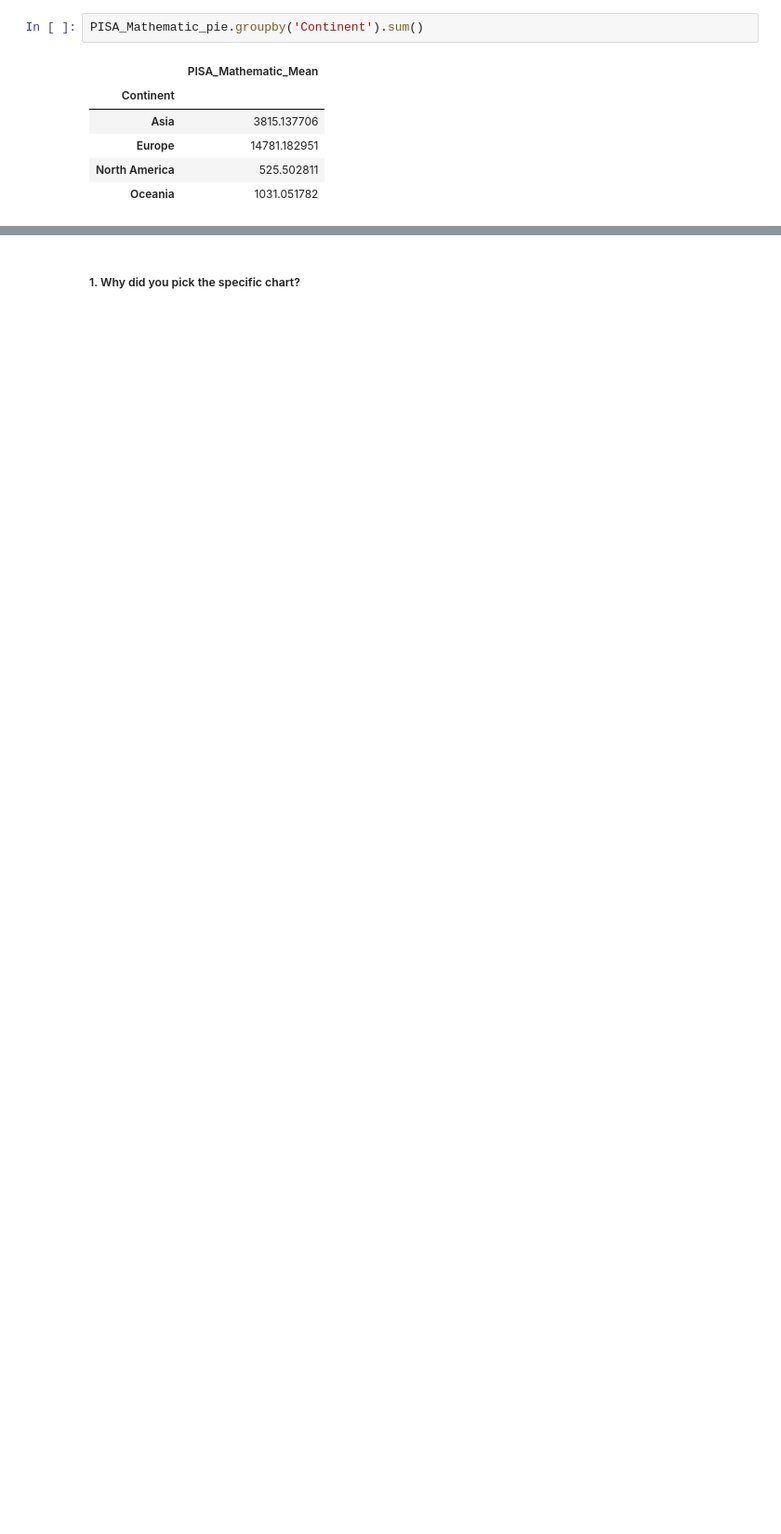
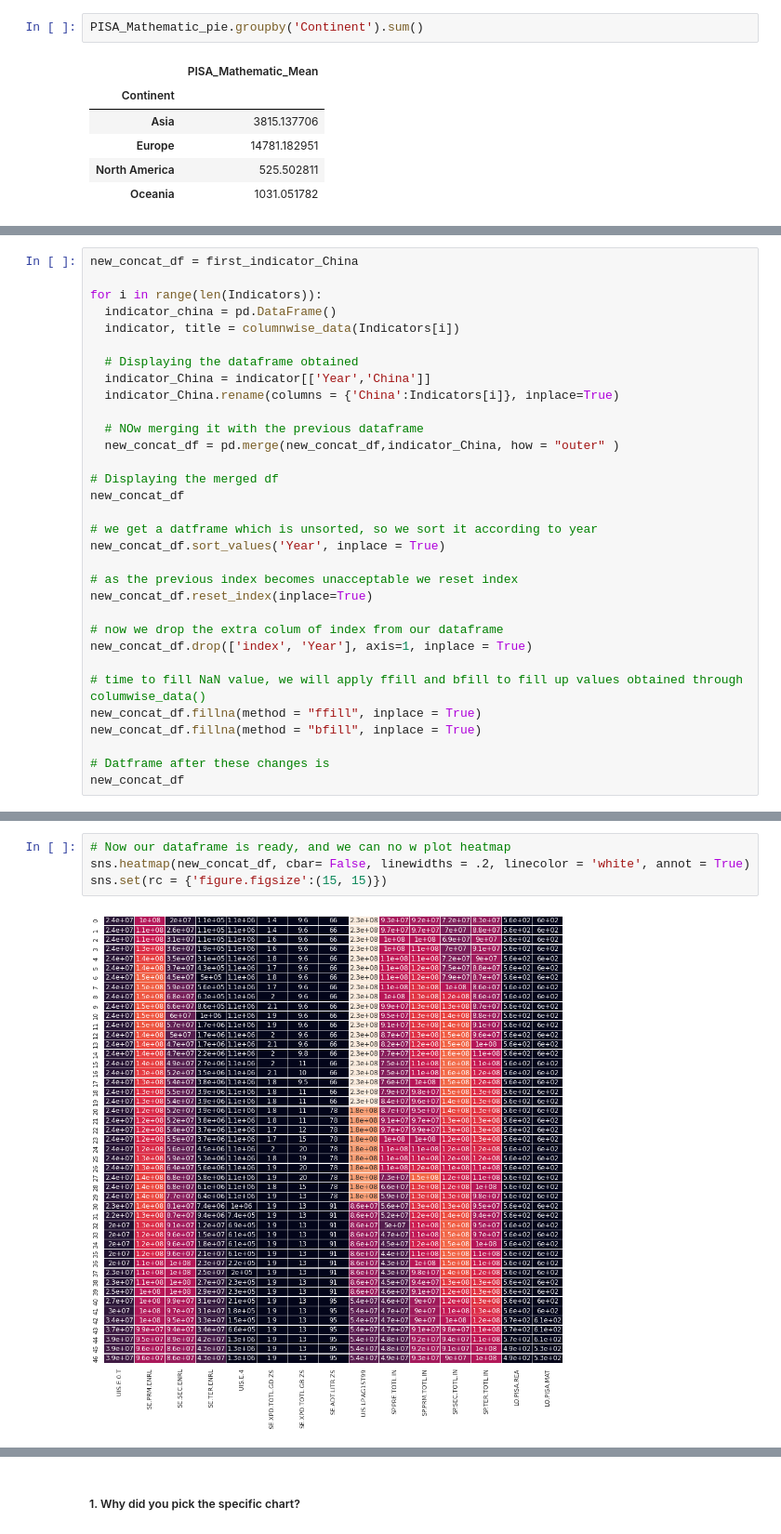
Before and after one commit to Ankita-chouhan-github/EDA-Capstone-project, a Jupyter notebook: Ankita_||_EDA_Capstone_project_(World_Bank_Global_Education_Analysis).ipynb, the cells around one changed output, grey strips where cells are left out. Shown at 93% size. Cells and saved outputs as stored; diff of their text form; blank space fills up the shorter version.

```diff
--- a/Ankita_||_EDA_Capstone_project_(World_Bank_Global_Education_Analysis).ipynb
+++ b/Ankita_||_EDA_Capstone_project_(World_Bank_Global_Education_Analysis).ipynb
@@ -1802,0 +1816,32 @@ PISA_Mathematic_pie.groupby('Continent').sum()
+# %%
+new_concat_df = first_indicator_China
+
+for i in range(len(Indicators)):
+  indicator_china = pd.DataFrame()
+  indicator, title = columnwise_data(Indicators[i])
+
+  # Displaying the dataframe obtained
+  indicator_China = indicator[['Year','China']]
+  indicator_China.rename(columns = {'China':Indicators[i]}, inplace=True)
+
+  # NOw merging it with the previous dataframe
+  new_concat_df = pd.merge(new_concat_df,indicator_China, how = "outer" )
+
+# Displaying the merged df
+new_concat_df
+
+# we get a datframe which is unsorted, so we sort it according to year
+new_concat_df.sort_values('Year', inplace = True)
+
+# as the previous index becomes unacceptable we reset index
+new_concat_df.reset_index(inplace=True)
+
+# now we drop the extra colum of index from our dataframe
+new_concat_df.drop(['index', 'Year'], axis=1, inplace = True)
+
+# time to fill NaN value, we will apply ffill and bfill to fill up values obtained through columwise_data()
+new_concat_df.fillna(method = "ffill", inplace = True)
+new_concat_df.fillna(method = "bfill", inplace = True)
+
+# Datframe after these changes is
+new_concat_df
@@ -1802,0 +1870,6 @@ PISA_Mathematic_pie.groupby('Continent').sum()
+# %%
+# Now our dataframe is ready, and we can no w plot heatmap
+sns.heatmap(new_concat_df, cbar= False, linewidths = .2, linecolor = 'white', annot = True)
+sns.set(rc = {'figure.figsize':(15, 15)})
+# %% [output]
+[figure, added]
```
Also changed, not shown: parts of 37 cells of this notebook.
